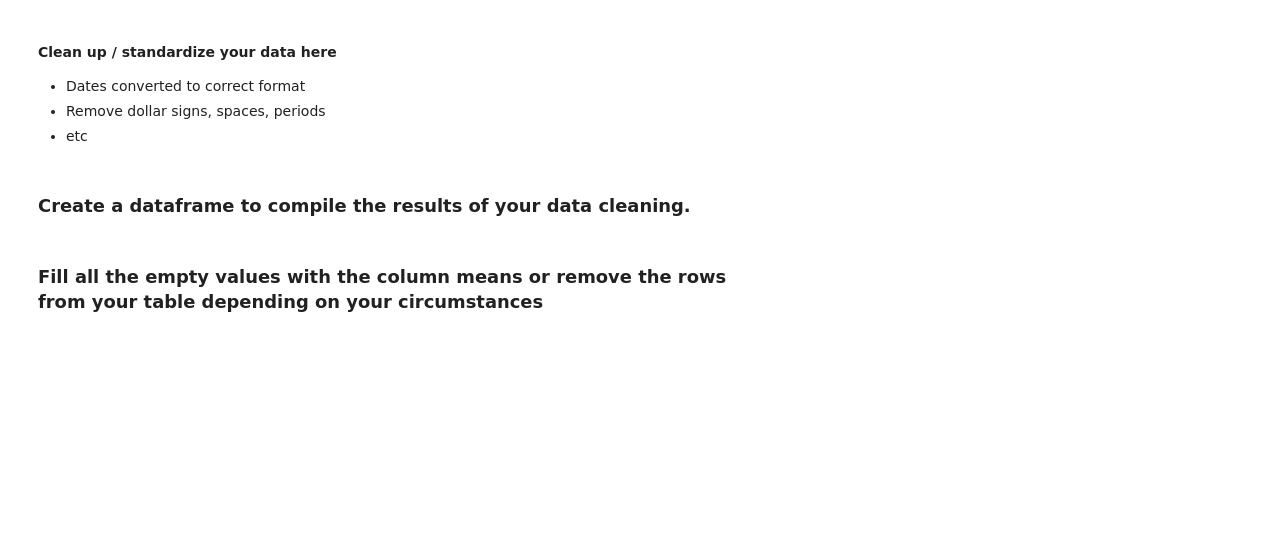
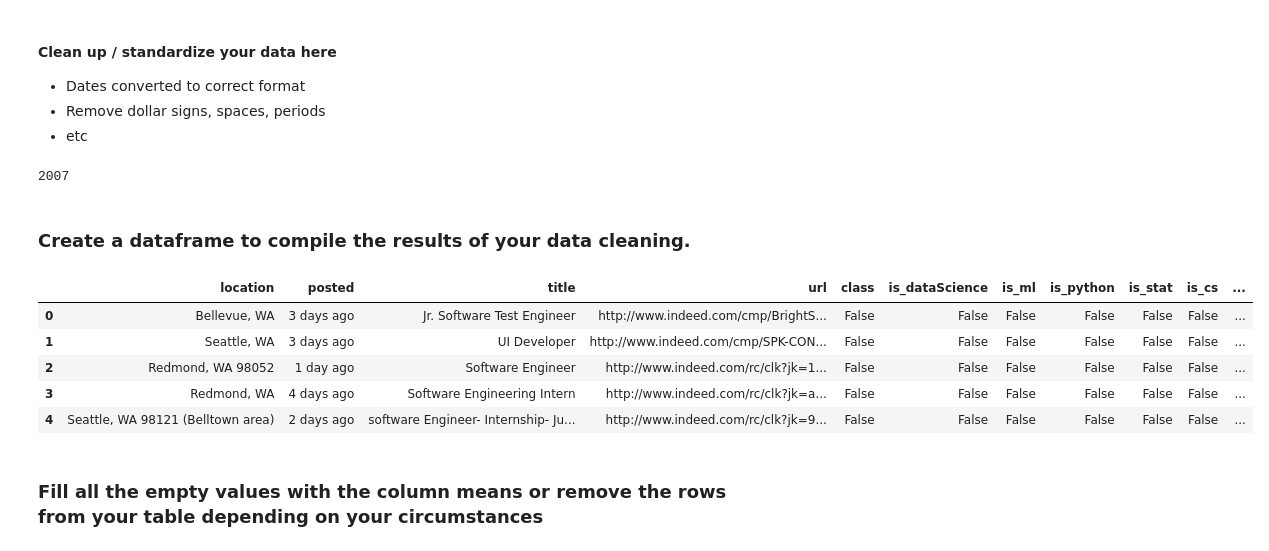
Before and after one commit to shetty83/dsi-sea-project04, a Jupyter notebook: starter-code/starter_code.ipynb, the cells around one changed output. Saved outputs shown, nothing was run; the diff lists cells and outputs as text; code cells hidden in the pictures; blank space fills up the shorter version.

```diff
--- a/starter-code/starter_code.ipynb
+++ b/starter-code/starter_code.ipynb
@@ -14,0 +98,4 @@ from bs4 import BeautifulSoup
+# %%
+# Dataframe with all jobs
+job_list = pd.concat([ndf, nds])
+job_list = job_list.reset_index(drop = True)
@@ -15,3 +107,16 @@ from bs4 import BeautifulSoup
+# %%
+# Adding new column - class
+job_list['class'] = 0
+
+# Lower case Job title and Body
+job_list.title.map(lambda x: x.lower())
+
+for i in job_list.index.values:
+    job_list.body[i] = job_list.body[i].encode('ascii', 'ignore').lower()
+# %%
+# Classification based on keywords in TITLE column
+job_list['class'] = (job_list['title'].map(lambda x: x.lower()).str.contains('data ') |
+                     job_list['title'].map(lambda x: x.lower()).str.contains('machine learning'))
 # %% [markdown]
 ### Write functions to extract the features you think correlate well with your dataset. You MUST have at least 4 features!
 
@@ -24,3 +127,14 @@ from bs4 import BeautifulSoup
+# %%
+# Feature Selection
+job_list['is_dataScience'] = (job_list['body'].str.contains('data science') |
+                              job_list['body'].str.contains('data scientist'))
+job_list['is_ml'] = job_list['body'].str.contains('machine learning')
+job_list['is_python'] = job_list['body'].str.contains('python')
+job_list['is_stat'] = (job_list['body'].str.contains('statistical') |
+                              job_list['body'].str.contains('statistics'))
+job_list['is_cs'] = job_list['body'].str.contains('computer science')
+job_list['is_visual'] = (job_list['body'].str.contains('tableau') |
+                         job_list['body'].str.contains('data visual'))
 # %% [markdown]
 ### Make sure you have at least 1000 rows before continuing.
 # %% [markdown]
@@ -29,5 +143,9 @@ from bs4 import BeautifulSoup
 - Dates converted to correct format
 - Remove dollar signs, spaces, periods
 - etc
+# %%
+len(job_list)
+# %% [output]
+2007
 # %% [markdown]
 ### Create a dataframe to compile the results of your data cleaning.
@@ -36,3 +152,16 @@ from bs4 import BeautifulSoup
+# %%
+## Dataframe without Column BODY
+job_list.columns.values
+job_list[['location', 'posted', 'title', 'url', 'class',
+       'is_dataScience', 'is_ml', 'is_python', 'is_stat', 'is_cs',
+       'is_visual']].head()
+# %% [output]
+|  | location | posted | title | url | class | is_dataScience | is_ml | is_python | is_stat | is_cs | ... |
+| 0 | Bellevue, WA | 3 days ago | Jr. Software Test Engineer | http://www.indeed.com/cmp/BrightS... | False | False | False | False | False | False | ... |
+| 1 | Seattle, WA | 3 days ago | UI Developer | http://www.indeed.com/cmp/SPK-CON... | False | False | False | False | False | False | ... |
+| 2 | Redmond, WA 98052 | 1 day ago | Software Engineer | http://www.indeed.com/rc/clk?jk=1... | False | False | False | False | False | False | ... |
+| 3 | Redmond, WA | 4 days ago | Software Engineering Intern | http://www.indeed.com/rc/clk?jk=a... | False | False | False | False | False | False | ... |
+| 4 | Seattle, WA 98121 (Belltown area) | 2 days ago | software Engineer- Internship- Ju... | http://www.indeed.com/rc/clk?jk=9... | False | False | False | False | False | False | ... |
 # %% [markdown]
 ### Fill all the empty values with the column means or remove the rows from your table depending on your circumstances
 # %%
```
Also changed, not shown: parts of 54 cells of this notebook.
